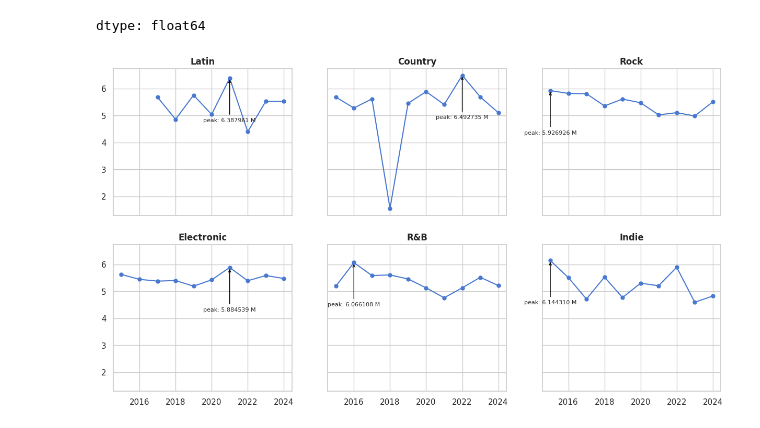
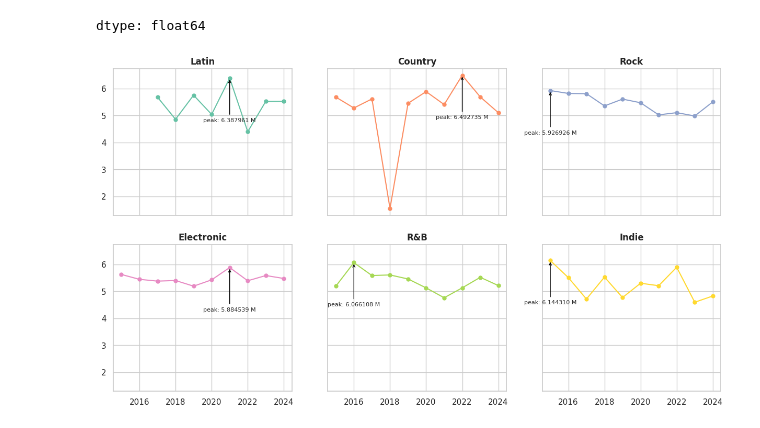
Before and after one commit to zlwym/Mann_Zoe_LabTask, a Jupyter notebook: LabTask03/LabTask03.ipynb, the cells around one changed output. Saved outputs shown, nothing was run; the diff lists cells and outputs as text; code cells hidden in the pictures.

```diff
--- a/LabTask03/LabTask03.ipynb
+++ b/LabTask03/LabTask03.ipynb
@@ -215,16 +215,19 @@ dtype: float64
 # %%
 genres = ["Latin", "Country", "Rock", "Electronic", "R&B", "Indie"]
 trend = df[df.genre.isin(genres)].groupby(["year", "genre"])["monthly_listeners"].median().reset_index()
+
+palette = sns.color_palette("Set2", n_colors=len(genres))
+genre_colors = dict(zip(genres, palette))
 
 fig, axes = plt.subplots(2, 3, figsize=(15, 8), sharex = True, sharey = True)
 axes = axes.flatten()
 
 for ax, genre in zip(axes, genres):
   subD = trend[trend.genre == genre]
-  ax.plot(subD.year, subD.monthly_listeners, marker="o", ms=5)
+  ax.plot(subD.year, subD.monthly_listeners, marker="o", ms=5, color = genre_colors[genre])
   peak = subD.loc[subD.monthly_listeners.idxmax()]
   ax.annotate(f"peak: {peak.monthly_listeners:1f} M", xy=(peak.year, peak.monthly_listeners), xytext=(0,-60),
               textcoords="offset points", ha="center", fontsize=8, arrowprops=dict(arrowstyle="->", color="black", lw=1))
   ax.set_title(genre, fontweight="bold")
 # %% [output]
-[figure, old version]
+[figure, new version]
```
